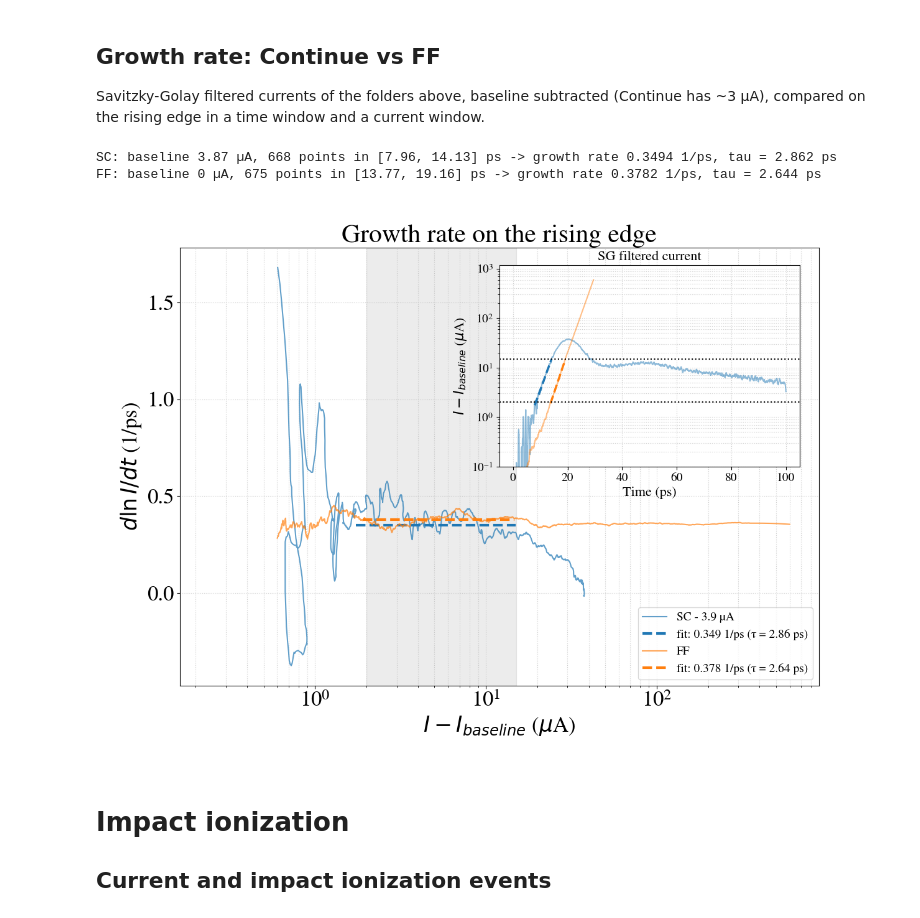
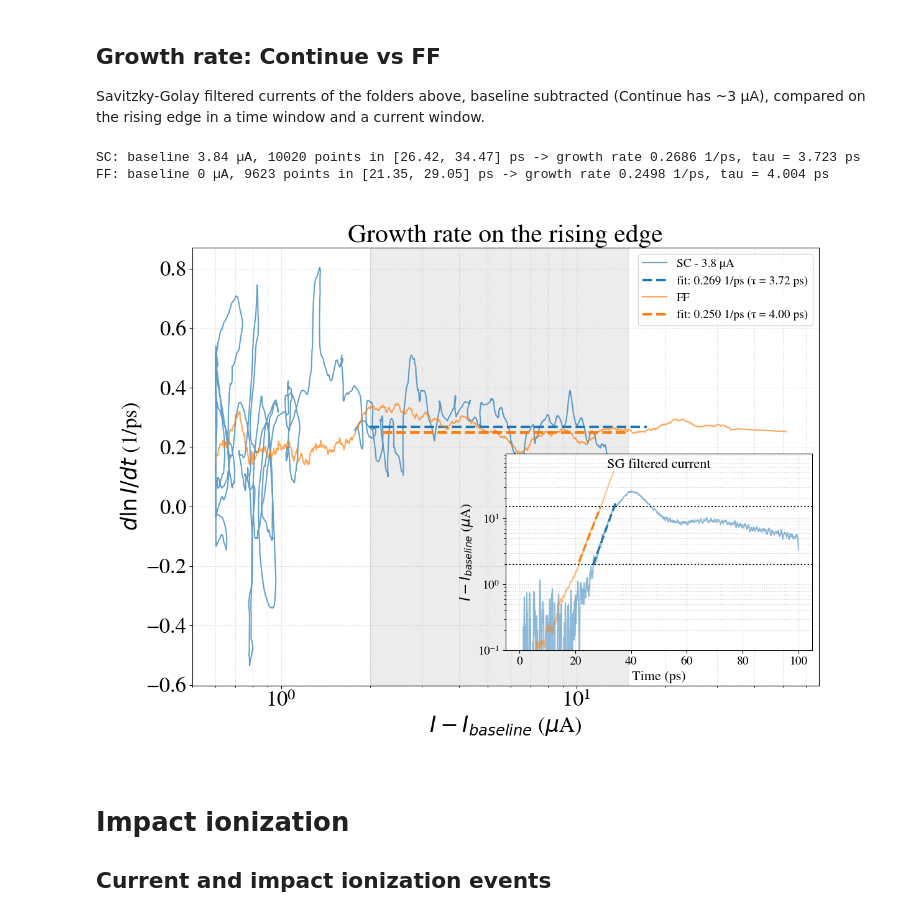
Before and after one commit to Snaffa/Plot, a Jupyter notebook: Currents and voltages.ipynb, the cells around one changed output. Drawn from its saved outputs; the diff is of its cells as text; code cells hidden in the pictures.

```diff
--- a/Currents and voltages.ipynb
+++ b/Currents and voltages.ipynb
@@ -52,9 +52,9 @@ plt.show()
 ## Growth rate: Continue vs FF
 Savitzky-Golay filtered currents of the folders above, baseline subtracted (Continue has ~3 µA), compared on the rising edge in a time window and a current window.
 # %%
-base_path = "/home/angelo/server/csmhome2/amudano/MonteCarlo/DEMC/SPAD_FBK_v2/quasi_1D"
-folder_list = ["CONTINUE/deep_implant_1.0/1SC/quenching--37.00V_inj_on_top","FF/deep_implant_1.0/breakdown--37.00V-s35"]
-label_list = ["SC","FF","1.1","1.2"]
+base_path = "/home/angelo/server/csmhome2/amudano/Projects/MC3D/DEMC/SPAD_FBK_v2/quasi_1D"
+folder_list = ["CONTINUE/deep_implant_1.0/1SC/quenching--37.00V_1e-16","FF/deep_implant_1.0/breakdown--37.00V-s2"]
+label_list = ["SC","FF"]
 # %%
 plt.close("all")
 from scipy.signal import savgol_filter
@@ -71,7 +71,7 @@ I_win = (2e-6, 15e-6)  # A, on the baseline-subtracted current
 sg_window = 1.0  # ps, filter of the current (converted to an odd number of samples)
 sg_window_rate = 3.0  # ps, filter used for the instantaneous growth rate d(ln I)/dt
 sg_order = 3
-inset_bounds = (0.5, 0.5, 0.47, 0.46)  # filtered current inset: x0, y0, width, height (axes fraction)
+inset_bounds = (0.5, 0.08, 0.49, 0.45)  # filtered current inset: x0, y0, width, height (axes fraction)
 
 
 def sg_samples(window_ps, dt):
@@ -101,38 +101,39 @@ for (folder, lab), color in zip(zip(folder_list, label_list), plt.cm.tab10.color
     ax_i.semilogy(t, np.where(I > 0, I, np.nan) * 1e6, color=color, alpha=0.5)
     show_rate = rising & (I_rate > 0.3 * I_win[0])
     ax_r.semilogx(I_rate[show_rate] * 1e6, rate[show_rate], color=color, alpha=0.7, label=lab_bg)
     if fit.sum() < 2:
         print(f"{lab}: fewer than 2 points in the window, no fit")
         continue
     slope, intercept = np.polyfit(t[fit], np.log(I[fit]), 1)
     t_fit = t[fit][[0, -1]]
     ax_i.semilogy(t_fit, np.exp(slope * t_fit + intercept) * 1e6, "--", color=color, linewidth=2.5)
     ax_r.hlines(slope, *(np.exp(slope * t_fit + intercept) * 1e6), color=color, linestyle="--", linewidth=3,
                 label=f"fit: {slope:.3f} 1/ps (τ = {1 / slope:.2f} ps)")
     print(f"{lab}: baseline {I_bg * 1e6:.3g} µA, {fit.sum()} points in [{t_fit[0]:.2f}, {t_fit[1]:.2f}] ps "
           f"-> growth rate {slope:.4f} 1/ps, tau = {1 / slope:.3f} ps")
 
 for I_lim in I_win:
     ax_i.axhline(I_lim * 1e6, color="k", linestyle=":")
 ax_r.axvspan(I_win[0] * 1e6, I_win[1] * 1e6, color="grey", alpha=0.15)
 ax_i.set_xlabel("Time (ps)", fontsize=16)
 ax_i.set_ylabel(r"$I - I_{baseline}$ ($\mu$A)", fontsize=16)
-ax_i.set_title("SG filtered current", fontsize=16)
+ax_i.set_title("SG filtered current", fontsize=16,y=0.9)
 ax_i.tick_params(labelsize=14)
 ax_i.set_ylim(bottom=0.05 * I_win[0] * 1e6)  # hide the noise of the baseline-subtracted current
 ax_i.grid(True, which="both", linestyle=":", alpha=0.6)
 ax_r.set_xlabel(r"$I - I_{baseline}$ ($\mu$A)")
 ax_r.set_ylabel(r"$d\ln I/dt$ (1/ps)")
 ax_r.set_title("Growth rate on the rising edge")
 ax_r.grid(True, which="both", linestyle=":", alpha=0.6)
-ax_r.legend(fontsize=14, loc="lower right")
+ax_r.set_xlim(0.5e0,)
+ax_r.legend(fontsize=14, loc="upper right")
 fig.tight_layout()
 save(fig, "growth_rate_comparison")
 plt.show()
 # %% [output]
-SC: baseline 3.87 µA, 668 points in [7.96, 14.13] ps -> growth rate 0.3494 1/ps, tau = 2.862 ps
-FF: baseline 0 µA, 675 points in [13.77, 19.16] ps -> growth rate 0.3782 1/ps, tau = 2.644 ps
+SC: baseline 3.84 µA, 10020 points in [26.42, 34.47] ps -> growth rate 0.2686 1/ps, tau = 3.723 ps
+FF: baseline 0 µA, 9623 points in [21.35, 29.05] ps -> growth rate 0.2498 1/ps, tau = 4.004 ps
-[figure, old version]
+[figure, new version]
 # %% [markdown]
 # Impact ionization
 ## Current and impact ionization events
```
Also changed, not shown: parts of 2 cells of this notebook, 1 other file.
